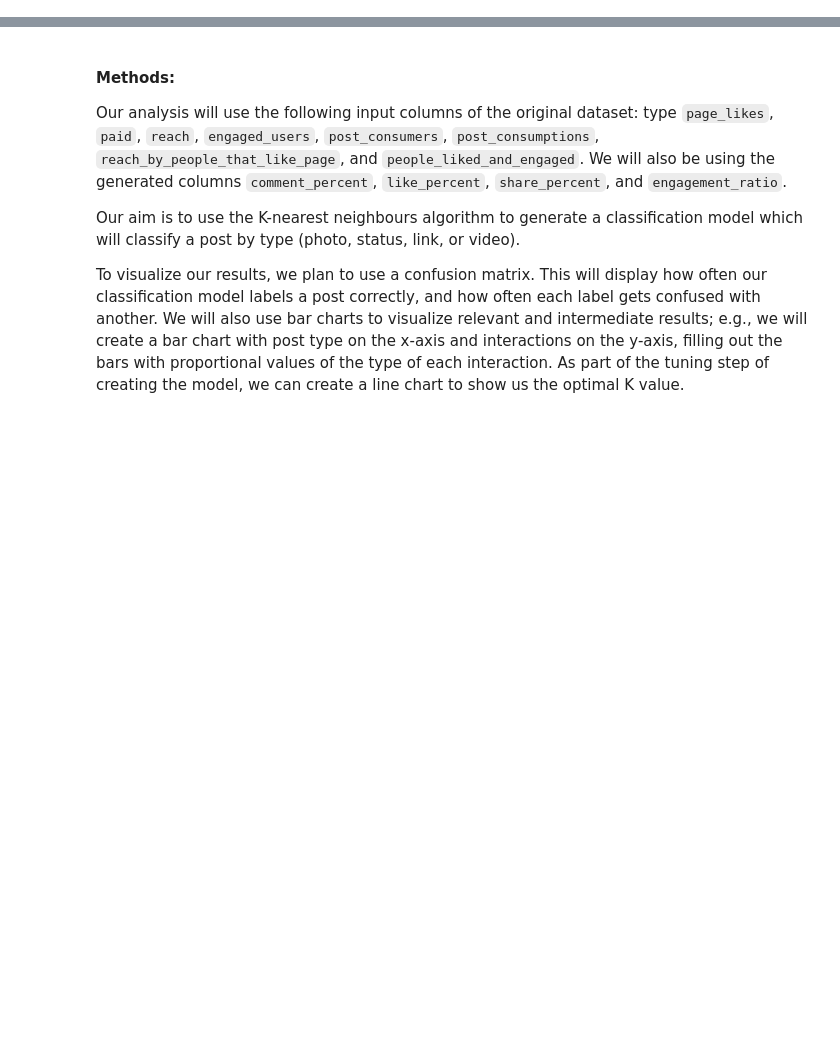
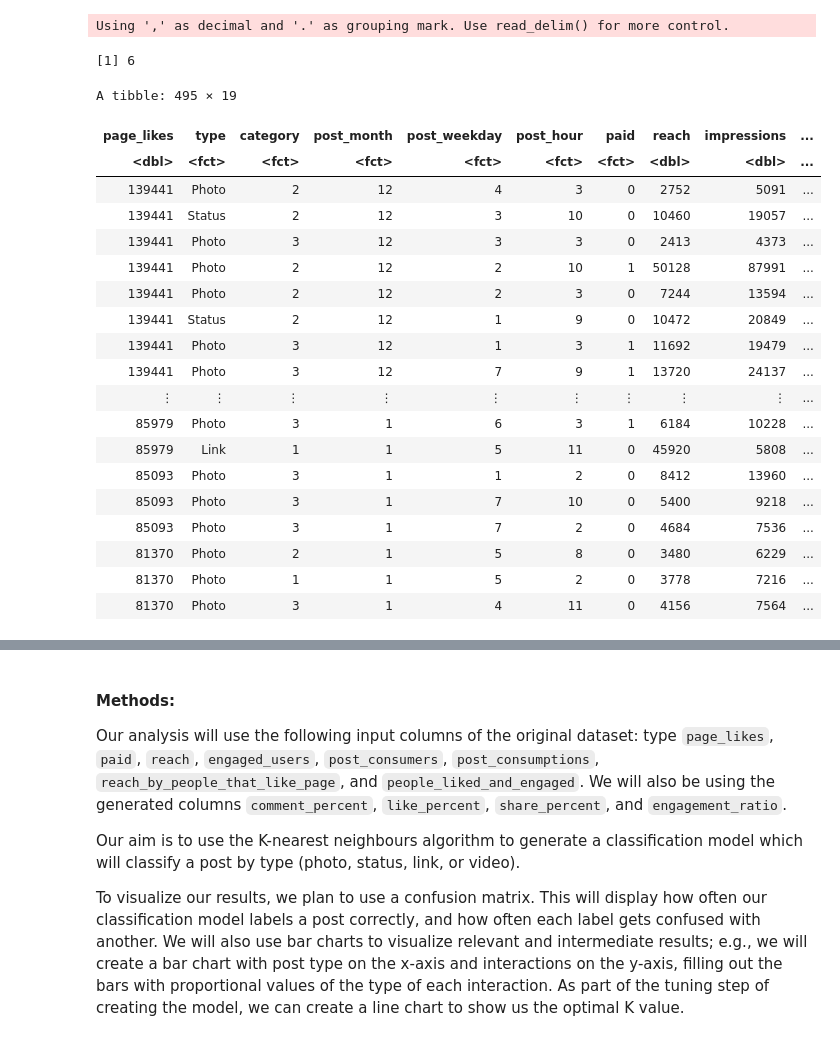
Before and after one commit to lucykvs/DSCI100-Project, a Jupyter notebook: Project.ipynb, the cells around one changed output, grey strips where cells are left out. Cells and saved outputs as stored; diff of their text form; code cells hidden in the pictures; blank space fills up the shorter version.

```diff
--- a/Project.ipynb
+++ b/Project.ipynb
@@ -450,0 +28,51 @@ A tibble: 12 × 1
+# %%
+# displays first and last 8 rows of the dataset
+options(repr.matrix.max.rows = 16)
+# Set the seed
+set.seed(123)
+
+# Load the data in
+fb_data_raw <- read_csv2("https://gist.githubusercontent.com/KolCrooks/691e5890b6747b4777d6032f019b2c0f/raw/20629a5da3d5a7683e3071798876f3e4b204fbbb/fb_data.csv",  col_types = cols())
+
+# NA Rows:
+sum(is.na(fb_data_raw))
+# %% [output]
+Using ',' as decimal and '.' as grouping mark. Use read_delim() for more control.
+[1] 6
+# %%
+# Clean the data, change column names, and convert some columns to factors:
+fb_data_clean_cols <- fb_data_raw
+colnames(fb_data_clean_cols) <- c("page_likes", "type", "category", "post_month", "post_weekday", "post_hour", "paid", "reach",
+      "impressions", "engaged_users", "post_consumers", "post_consumptions", "impressions_by_people_that_liked_page",
+      "reach_by_people_that_like_page", "people_liked_and_engaged", "comments", "likes", "shares", "interactions")
+fb_data_clean <- fb_data_clean_cols %>%
+        mutate(type = as_factor(type)) %>%
+        mutate(category = as_factor(category)) %>%
+        mutate(post_month = as_factor(post_month)) %>%
+        mutate(post_weekday = as_factor(post_weekday)) %>%
+        mutate(post_hour = as_factor(post_hour)) %>%
+        mutate(paid = as_factor(paid)) %>%
+        na.omit()
+
+fb_data_clean
+# %% [output]
+A tibble: 495 × 19
+| page_likes | type | category | post_month | post_weekday | post_hour | paid | reach | impressions | ... |
+| <dbl> | <fct> | <fct> | <fct> | <fct> | <fct> | <fct> | <dbl> | <dbl> | ... |
+| 139441 | Photo | 2 | 12 | 4 | 3 | 0 | 2752 | 5091 | ... |
+| 139441 | Status | 2 | 12 | 3 | 10 | 0 | 10460 | 19057 | ... |
+| 139441 | Photo | 3 | 12 | 3 | 3 | 0 | 2413 | 4373 | ... |
+| 139441 | Photo | 2 | 12 | 2 | 10 | 1 | 50128 | 87991 | ... |
+| 139441 | Photo | 2 | 12 | 2 | 3 | 0 | 7244 | 13594 | ... |
+| 139441 | Status | 2 | 12 | 1 | 9 | 0 | 10472 | 20849 | ... |
+| 139441 | Photo | 3 | 12 | 1 | 3 | 1 | 11692 | 19479 | ... |
+| 139441 | Photo | 3 | 12 | 7 | 9 | 1 | 13720 | 24137 | ... |
+| ⋮ | ⋮ | ⋮ | ⋮ | ⋮ | ⋮ | ⋮ | ⋮ | ⋮ | ... |
+| 85979 | Photo | 3 | 1 | 6 | 3 | 1 | 6184 | 10228 | ... |
+| 85979 | Link | 1 | 1 | 5 | 11 | 0 | 45920 | 5808 | ... |
+| 85093 | Photo | 3 | 1 | 1 | 2 | 0 | 8412 | 13960 | ... |
+| 85093 | Photo | 3 | 1 | 7 | 10 | 0 | 5400 | 9218 | ... |
+| 85093 | Photo | 3 | 1 | 7 | 2 | 0 | 4684 | 7536 | ... |
+| 81370 | Photo | 2 | 1 | 5 | 8 | 0 | 3480 | 6229 | ... |
+| 81370 | Photo | 1 | 1 | 5 | 2 | 0 | 3778 | 7216 | ... |
+| 81370 | Photo | 3 | 1 | 4 | 11 | 0 | 4156 | 7564 | ... |
```
Also changed, not shown: parts of 90 cells of this notebook.
